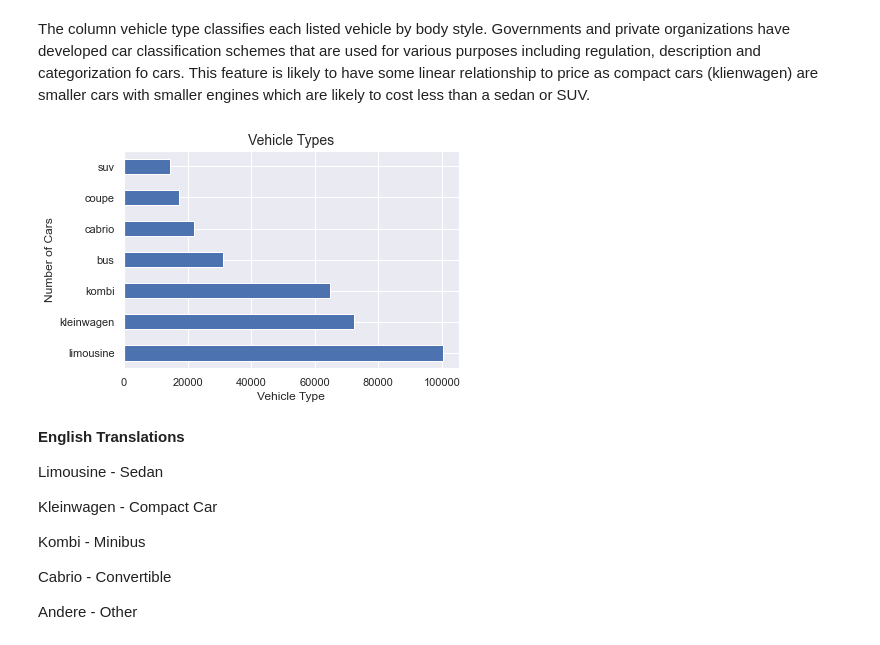
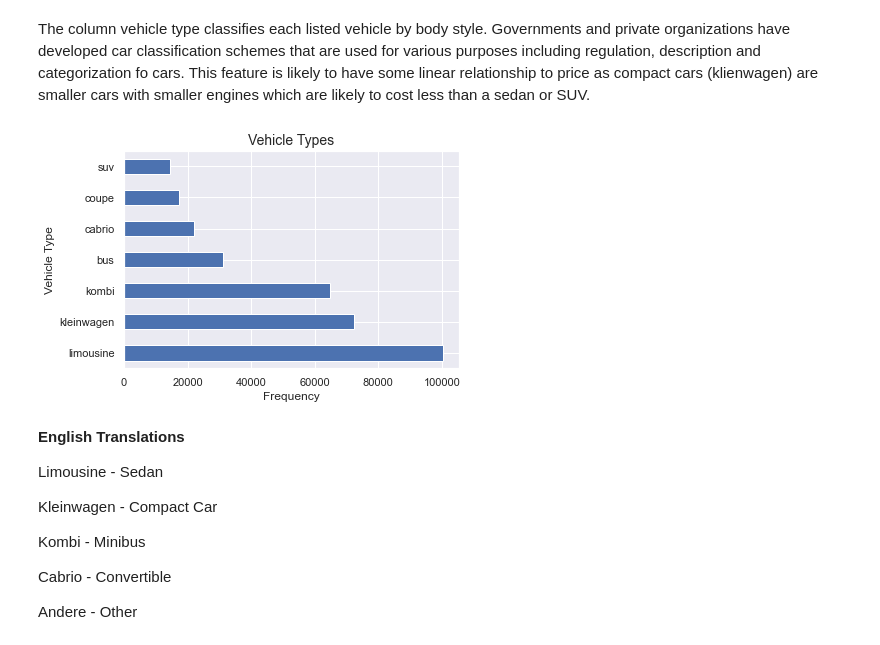
Before and after one commit to mtm1186/used_car_price_predictions, a Jupyter notebook: code/used_car_price_predictions.ipynb, the cells around one changed output. Drawn from its saved outputs; the diff is of its cells as text; code cells hidden in the pictures.

```diff
--- a/code/used_car_price_predictions.ipynb
+++ b/code/used_car_price_predictions.ipynb
@@ -610,10 +610,10 @@ The column vehicle type classifies each listed vehicle by body style. Government
 # %%
 df['vehicle type'].value_counts().plot(kind = 'barh')
 plt.title('Vehicle Types', size = 14)
-plt.xlabel('Vehicle Type')
-plt.ylabel('Number of Cars');
+plt.xlabel('Frequency')
+plt.ylabel('Vehicle Type');
 # %% [output]
-[figure, old version]
+[figure, new version]
 # %% [markdown]
 __English Translations__
 
```
